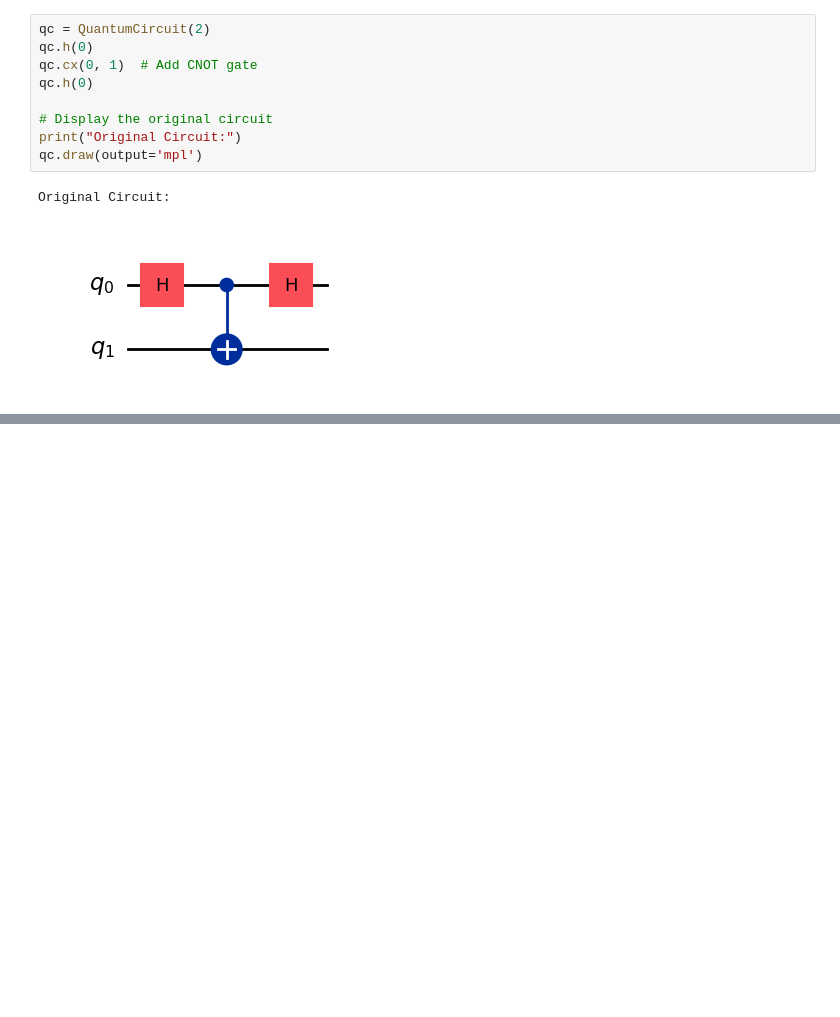
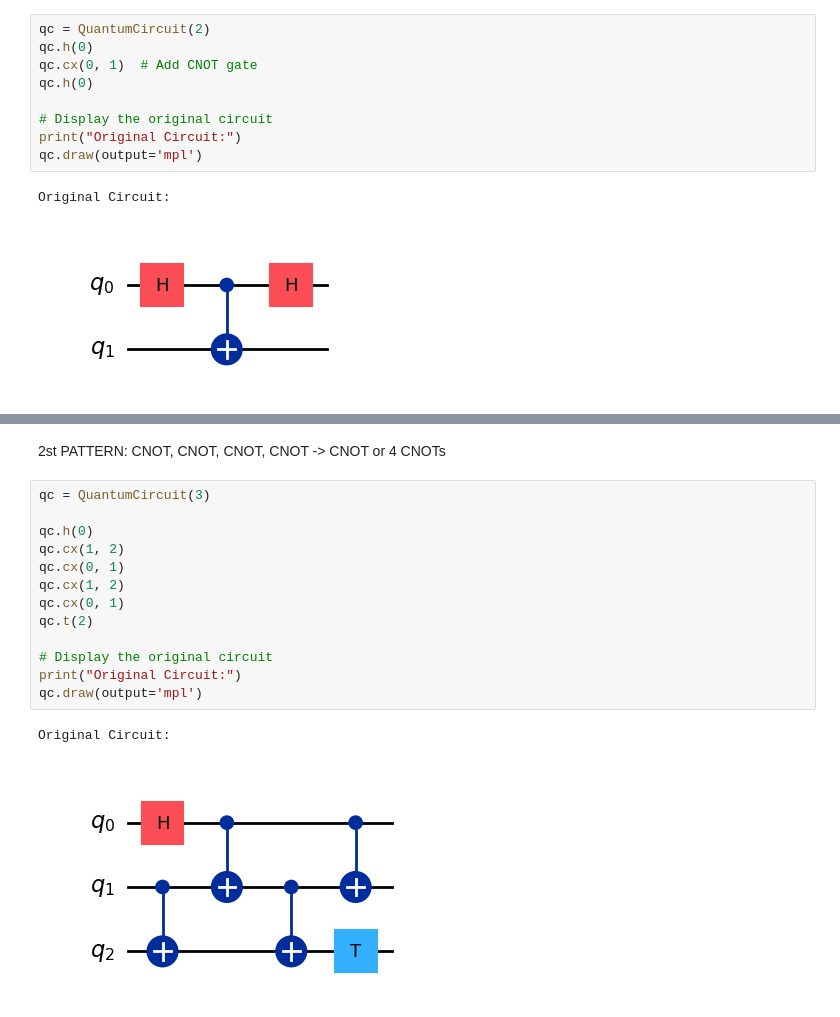
Before and after one commit to melaniasala/SSL-for-Quantum-Cirucits-Generation, a Jupyter notebook: QCCL/notebooks/transforms_debugging.ipynb, the cells around one changed output, grey strips where cells are left out. Saved outputs shown, nothing was run; the diff lists cells and outputs as text; blank space fills up the shorter version.

```diff
--- a/QCCL/notebooks/transforms_debugging.ipynb
+++ b/QCCL/notebooks/transforms_debugging.ipynb
@@ -241,0 +299,18 @@ Transformed Circuit:
+# %% [markdown]
+2st PATTERN: CNOT, CNOT, CNOT, CNOT -> CNOT or 4 CNOTs
+# %%
+qc = QuantumCircuit(3)
+
+qc.h(0)
+qc.cx(1, 2)
+qc.cx(0, 1)
+qc.cx(1, 2)
+qc.cx(0, 1)
+qc.t(2)
+
+# Display the original circuit
+print("Original Circuit:")
+qc.draw(output='mpl')
+# %% [output]
+Original Circuit:
+[figure, added]
```
Also changed, not shown: parts of 12 cells of this notebook, 1 other file.
